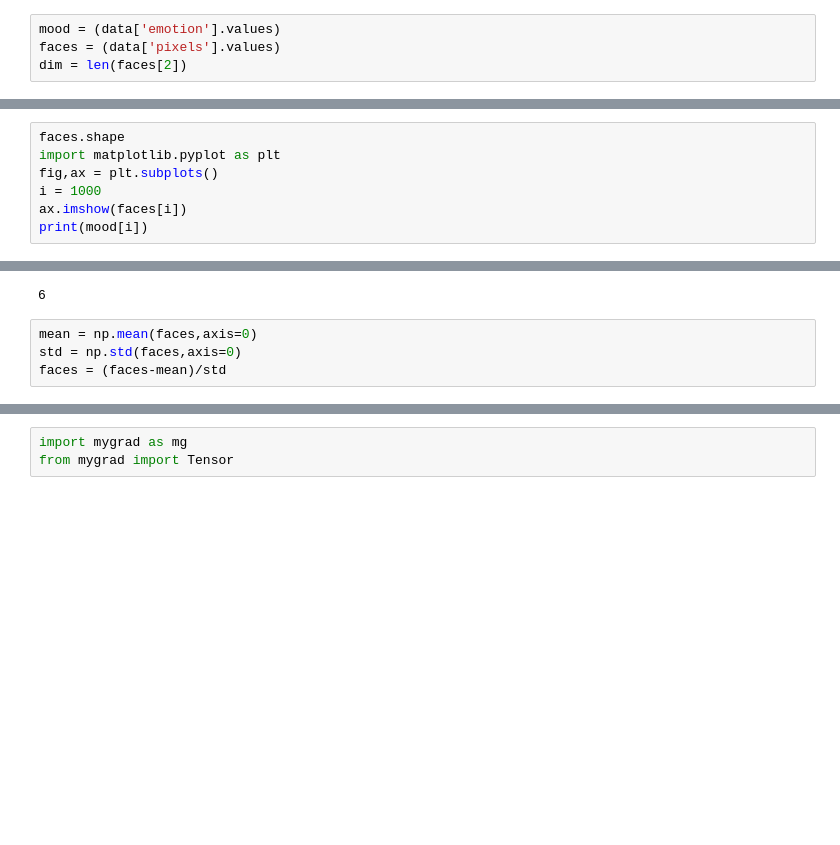
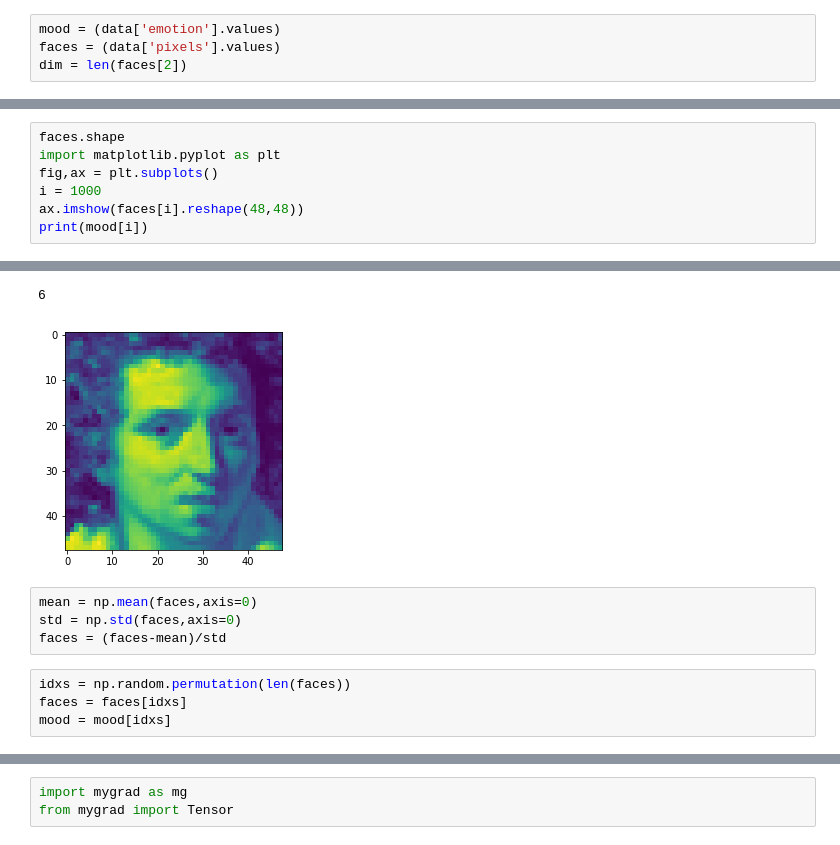
Before and after one commit to alexander-ding/BWSI-Final, a Jupyter notebook: mood.ipynb, the cells around one changed output, grey strips where cells are left out. Drawn from its saved outputs; the diff is of its cells as text; blank space fills up the shorter version.

```diff
--- a/mood.ipynb
+++ b/mood.ipynb
@@ -17,6 +15,6 @@ faces.shape
 import matplotlib.pyplot as plt
 fig,ax = plt.subplots()
 i = 1000
-ax.imshow(faces[i])
+ax.imshow(faces[i].reshape(48,48))
 print(mood[i])
 # %% [output]
@@ -25,8 +21,13 @@ print(mood[i])
 6
+[figure, added]
 # %%
 mean = np.mean(faces,axis=0)
 std = np.std(faces,axis=0)
 faces = (faces-mean)/std
+# %%
+idxs = np.random.permutation(len(faces))
+faces = faces[idxs]
+mood = mood[idxs]
 # %%
 faces = faces.reshape(faces.shape[0],48,48)
 N = len(faces)
```
Also changed, not shown: parts of 5 cells of this notebook.
